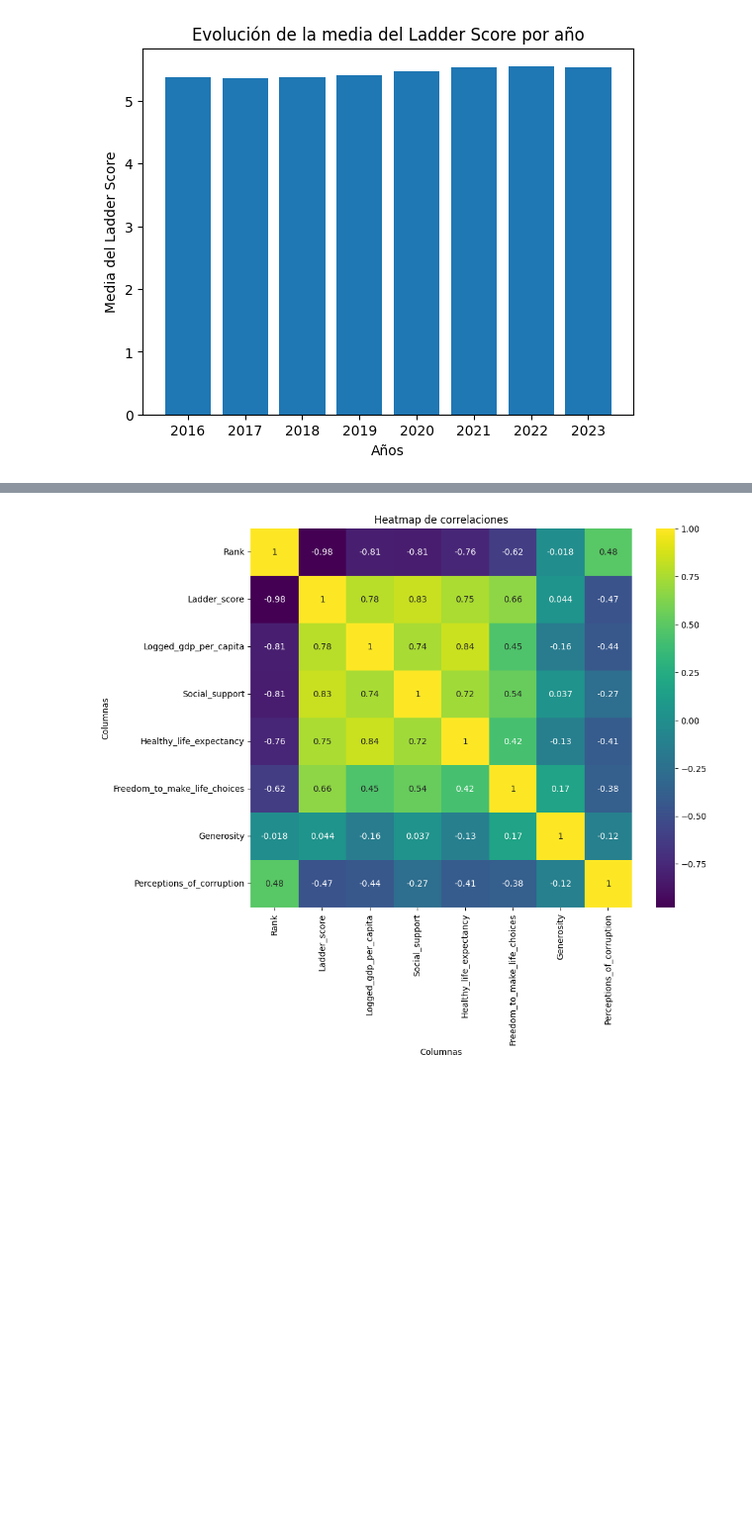
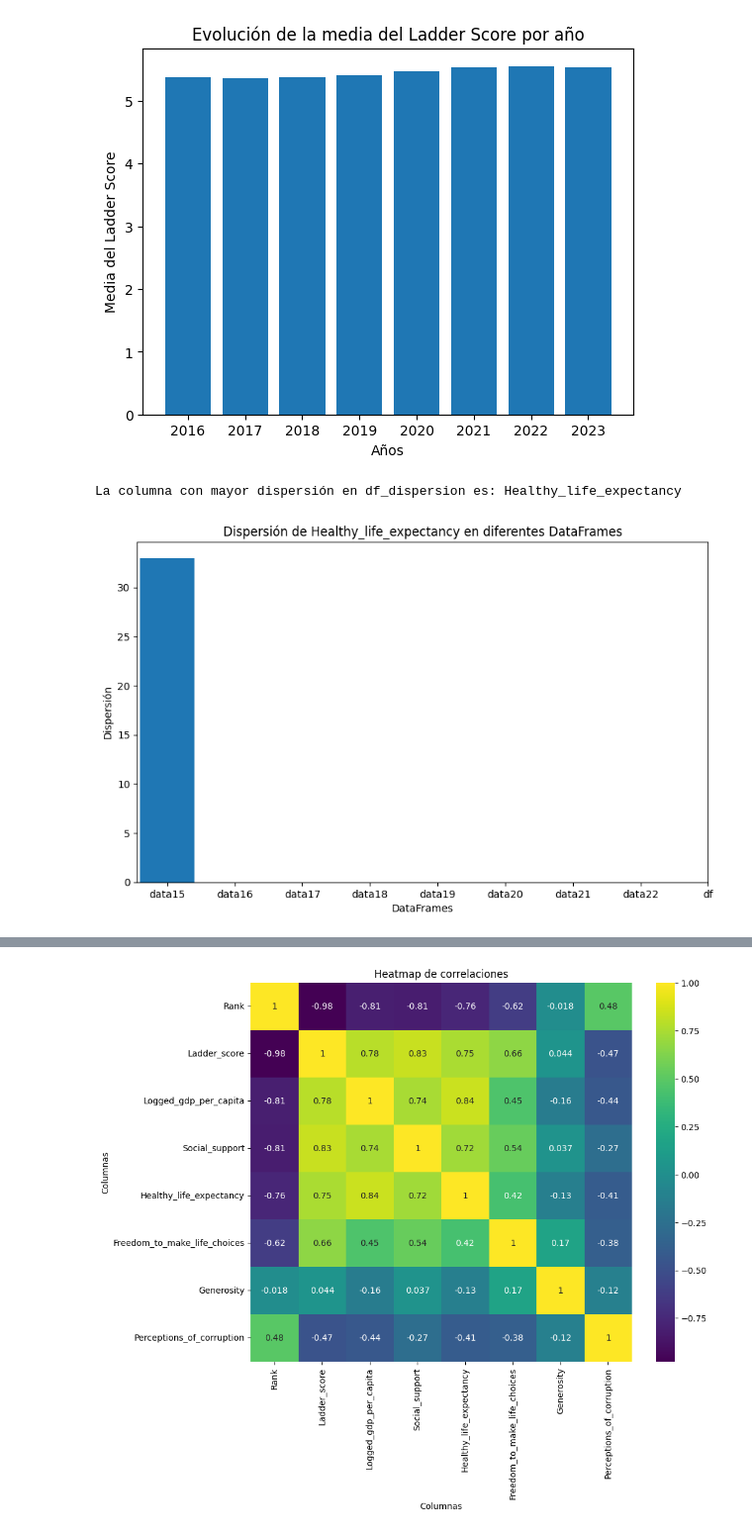
Before and after one commit to jose-luis666/w8-final_project, a Jupyter notebook: Untitled-2.ipynb, the cells around one changed output, grey strips where cells are left out. Shown at 99% size. Saved outputs shown, nothing was run; the diff lists cells and outputs as text; code cells hidden in the pictures; blank space fills up the shorter version.

```diff
--- a/Untitled-2.ipynb
+++ b/Untitled-2.ipynb
@@ -261,4 +256,15 @@ df = df.rename(columns={'Ladder score': 'Ladder_score',
                         'Healthy life expectancy': 'Healthy_life_expectancy',
                         'Freedom to make life choices': 'Freedom_to_make_life_choices',
                         'Perceptions of corruption': 'Perceptions_of_corruption'})
+# %%
+import pandas as pd
+
+
+# Define el orden deseado de las columnas
+orden_columnas = ['Country', 'Continent', 'Rank', 'Ladder_score', 'Logged_gdp_per_capita',
+                  'Social_support', 'Healthy_life_expectancy', 'Freedom_to_make_life_choices',
+                  'Generosity', 'Perceptions_of_corruption']
+
+# Reordena las columnas del DataFrame "df"
+df = df.reindex(columns=orden_columnas)
 # %%
@@ -535,3 +574,46 @@ plt.show()
 # Como podemos observar, los niveles de felicidad presentan una ligera tendencia ascendente, aunque muy poco pronunciada
 # Esto se debe a que los valores correspondientes a las variables que se estudian en el informe no cambian significativamente de un año para otro
 # Para notar cambios significativos necesitaríamos remontarnos muchos años atrás, y estos informes tienen apenas 10 años, ya que fue en 2012 cuando se hizo el primero
+# %%
+# Observemos ahora la dispersión de las columnas. Veamos cuál es la columna que presenta mayor dispersión en sus datos
+
+# Definimos un nuevo DataFrame sin la columna 'Rank', ya que si no, esta columna sería la más dispersa, y no queremos incluirla
+df_dispersion = df.drop('Rank', axis=1)
+
+# Filtramos sólo las columnas numéricas
+columnas_numericas = df_dispersion.select_dtypes(include=[np.number]).columns
+
+# Calculamos la varianza de cada columna numérica y buscamos la que presente mayor varianza
+columna_mayor_dispersion = df_dispersion[columnas_numericas].var().idxmax()
+
+print("La columna con mayor dispersión en df_dispersion es:", columna_mayor_dispersion)
+# %% [output]
+La columna con mayor dispersión en df_dispersion es: Healthy_life_expectancy
+# %%
+# Observemos entonces la esperanza de vida saludable en el histórico
+
+import pandas as pd
+import matplotlib.pyplot as plt
+
+# Crea una lista con los DataFrames
+dataframes_disp = [data15, data16, data17, data18, data19, data20, data21, data22, df]
+
+# Crea una lista para almacenar las dispersiones de cada DataFrame
+dispersiones = []
+
+# Calcula la varianza de 'Healthy_life_expectancy' en cada DataFrame y agrega los resultados a la lista
+for dataframe in dataframes_disp:
+    if 'Healthy_life_expectancy' in dataframe.columns:
+        dispersion = dataframe['Healthy_life_expectancy'].var()
+        dispersiones.append(dispersion)
+
+# Crea el gráfico de dispersión de las dispersiones
+plt.figure(figsize=(10, 6))
+plt.bar(range(len(dispersiones)), dispersiones)
+plt.xticks(range(len(dataframes_disp)), ['data15', 'data16', 'data17', 'data18', 'data19', 'data20', 'data21', 'data22', 'df'])
+plt.xlabel('DataFrames')
+plt.ylabel('Dispersión')
+plt.title('Dispersión de Healthy_life_expectancy en diferentes DataFrames')
+plt.show()
+# %% [output]
+[figure, added]
```
Also changed, not shown: parts of 27 cells of this notebook, 8 other files.
